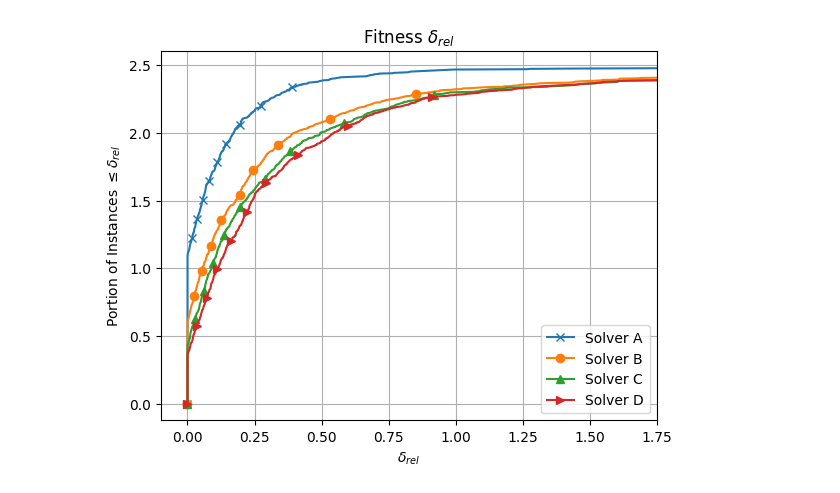
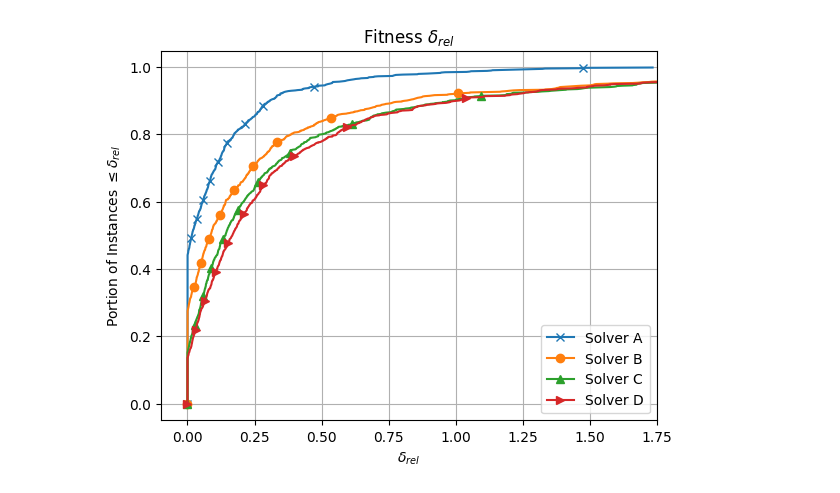
Before and after one commit to jrc-rodec/FJSSP-W-Benchmarking, a Jupyter notebook: example_visualization.ipynb, the cells around one changed output. Saved outputs shown, nothing was run; the diff lists cells and outputs as text; code cells hidden in the pictures.

```diff
--- a/example_visualization.ipynb
+++ b/example_visualization.ipynb
@@ -12,9 +12,9 @@ for i in range(len(solvers)):
         results[solvers[i]][str(j)] = random.betavariate(alpha, beta)
 # %%
 import visualization
-visualization.visualize_gaps(results)
+visualization.visualize_gaps(results, n_instances=1000)
 # %% [output]
-[figure, old version]
+[figure, new version]
 # %%
 visualization.visualize_gaps(results, x_lim_lb=-0.01, x_lim_ub=0.25)
 # %% [output]
```
Also changed, not shown: parts of 5 cells of this notebook, 2 other files.
